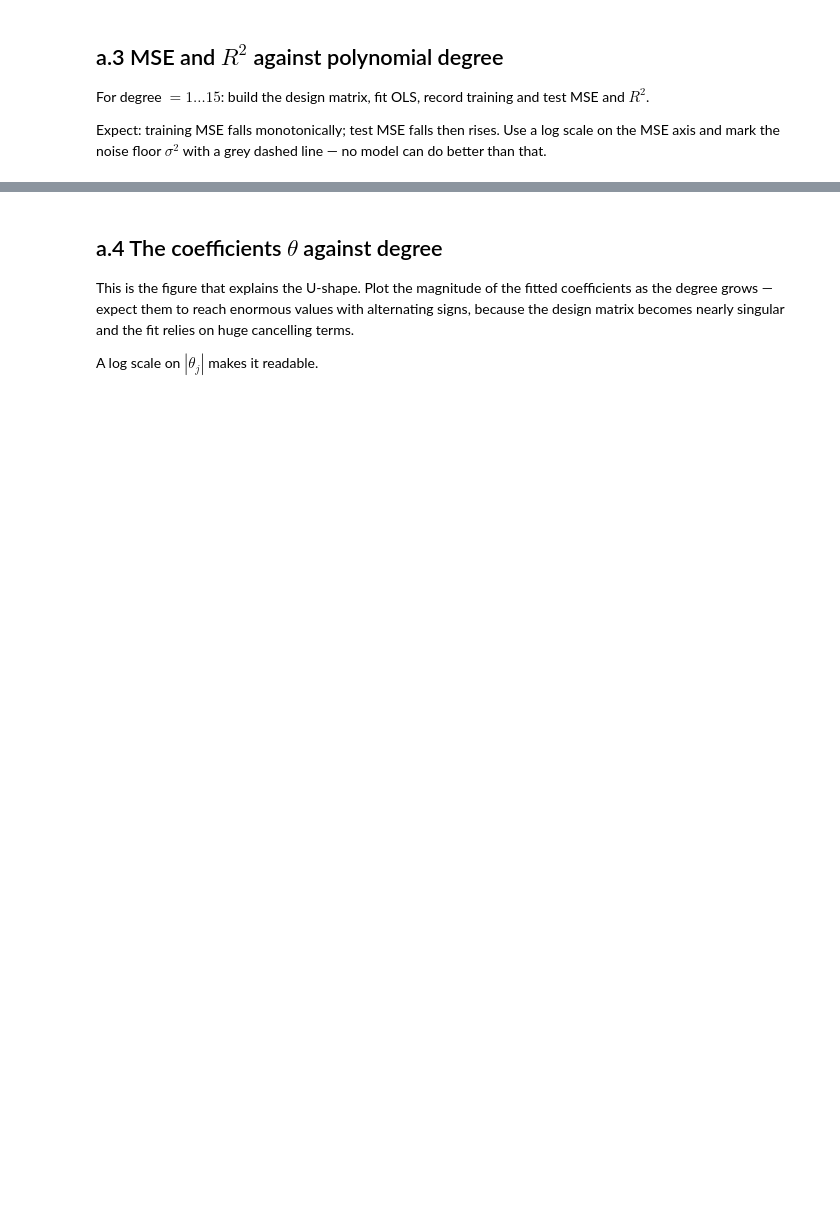
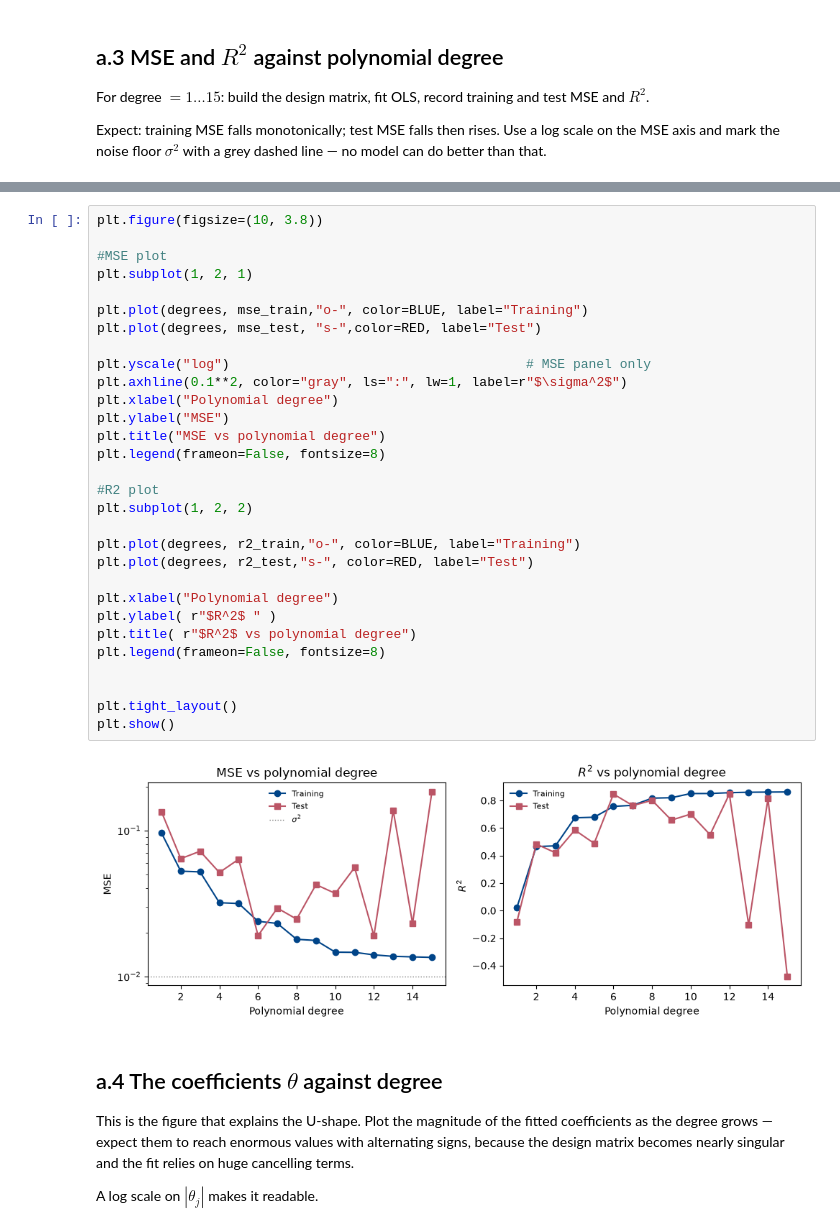
Before and after one commit to Parisa-amin/FYS-STK4155, a Jupyter notebook: Project1/code/Project1.ipynb, the cells around one changed output, grey strips where cells are left out. Drawn from its saved outputs; the diff is of its cells as text; blank space fills up the shorter version.

```diff
--- a/Project1/code/Project1.ipynb
+++ b/Project1/code/Project1.ipynb
@@ -73,3 +127,35 @@ degrees = np.arange(1, 16)
+# %%
+plt.figure(figsize=(10, 3.8))
+
+#MSE plot
+plt.subplot(1, 2, 1)
+
+plt.plot(degrees, mse_train,"o-", color=BLUE, label="Training")
+plt.plot(degrees, mse_test, "s-",color=RED, label="Test")
+
+plt.yscale("log")                                      # MSE panel only
+plt.axhline(0.1**2, color="gray", ls=":", lw=1, label=r"$\sigma^2$")
+plt.xlabel("Polynomial degree")
+plt.ylabel("MSE")
+plt.title("MSE vs polynomial degree")
+plt.legend(frameon=False, fontsize=8)
+
+#R2 plot
+plt.subplot(1, 2, 2)
+
+plt.plot(degrees, r2_train,"o-", color=BLUE, label="Training")
+plt.plot(degrees, r2_test,"s-", color=RED, label="Test")
+
+plt.xlabel("Polynomial degree")
+plt.ylabel( r"$R^2$ " )
+plt.title( r"$R^2$ vs polynomial degree")
+plt.legend(frameon=False, fontsize=8)
+
+
+plt.tight_layout()
+plt.show()
+# %% [output]
+[figure, added]
 # %% [markdown]
 ## a.4 The coefficients $\theta$ against degree
 
```
Also changed, not shown: parts of 8 cells of this notebook.
